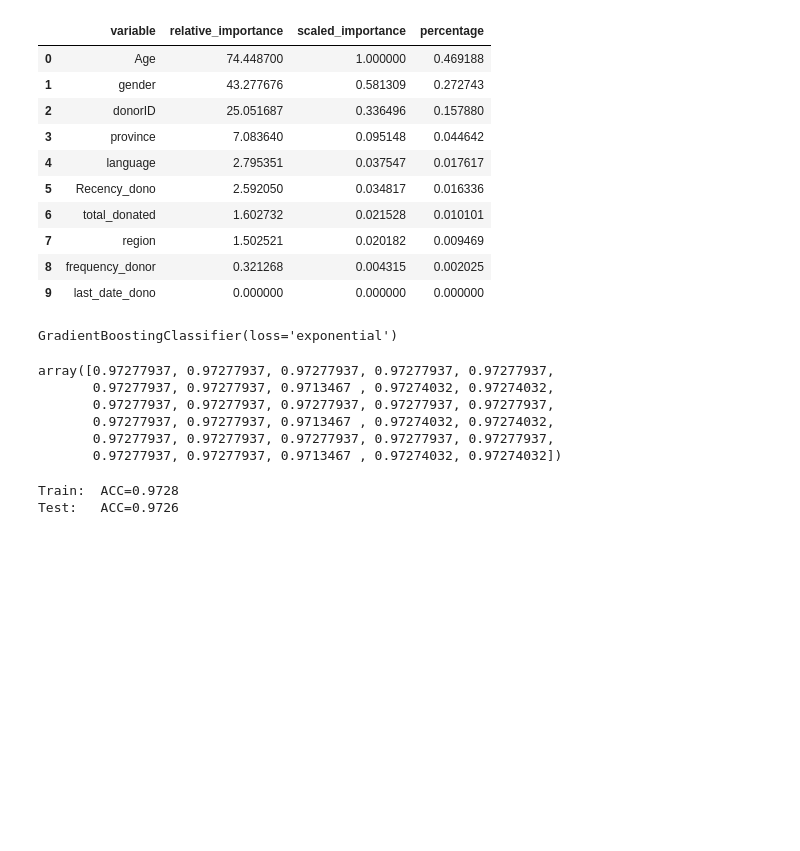
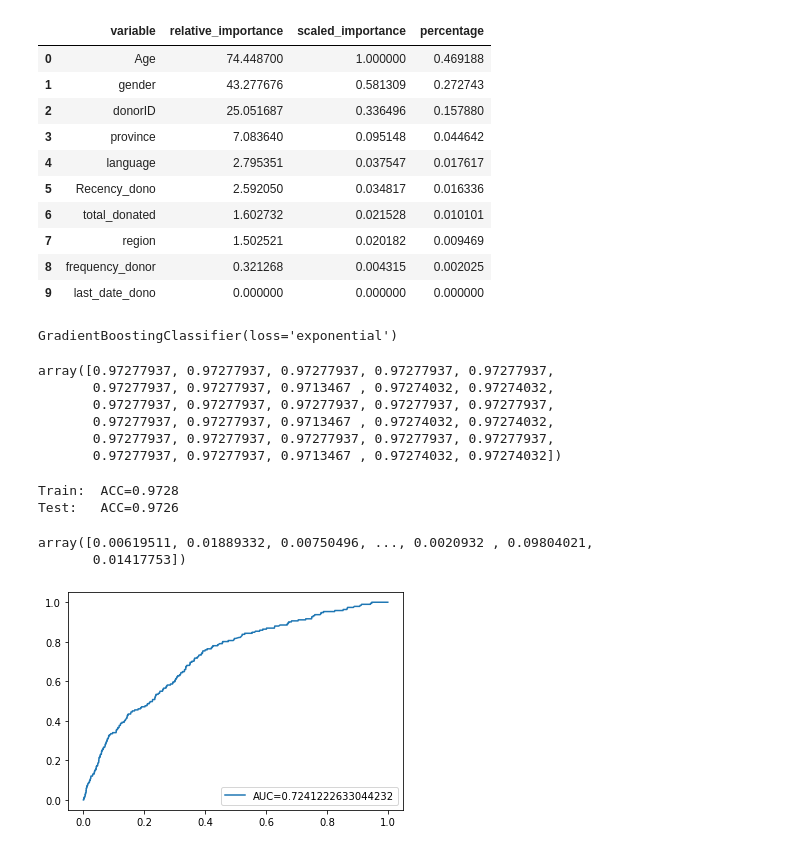
Before and after one commit to inderrana/Predicting-donations-leads-for-NGO, a Jupyter notebook: DSC_Use_Case/added variables H -changing.ipynb, the cells around one changed output. Cells and saved outputs as stored; diff of their text form; code cells hidden in the pictures; blank space fills up the shorter version.

```diff
--- a/DSC_Use_Case/added variables H -changing.ipynb
+++ b/DSC_Use_Case/added variables H -changing.ipynb
@@ -894,3 +894,19 @@ print(f"Test:\tACC={acc_test:.4f}")
 # %% [output]
 Train:  ACC=0.9728
 Test:   ACC=0.9726
+# %%
+gb_predictions_test[:,1]
+# %% [output]
+array([0.00619511, 0.01889332, 0.00750496, ..., 0.0020932 , 0.09804021,
+       0.01417753])
+# %%
+from sklearn import metrics
+
+y_pred_proba = gb.predict_proba(Xtest)[::,1]
+fpr, tpr, _ = metrics.roc_curve(ytest,  y_pred_proba)
+auc = metrics.roc_auc_score(ytest, y_pred_proba)
+plt.plot(fpr,tpr,label="AUC="+str(auc))
+plt.legend(loc=4)
+plt.show()
+# %% [output]
+[figure, added]
```
Also changed, not shown: parts of 4 cells of this notebook.
